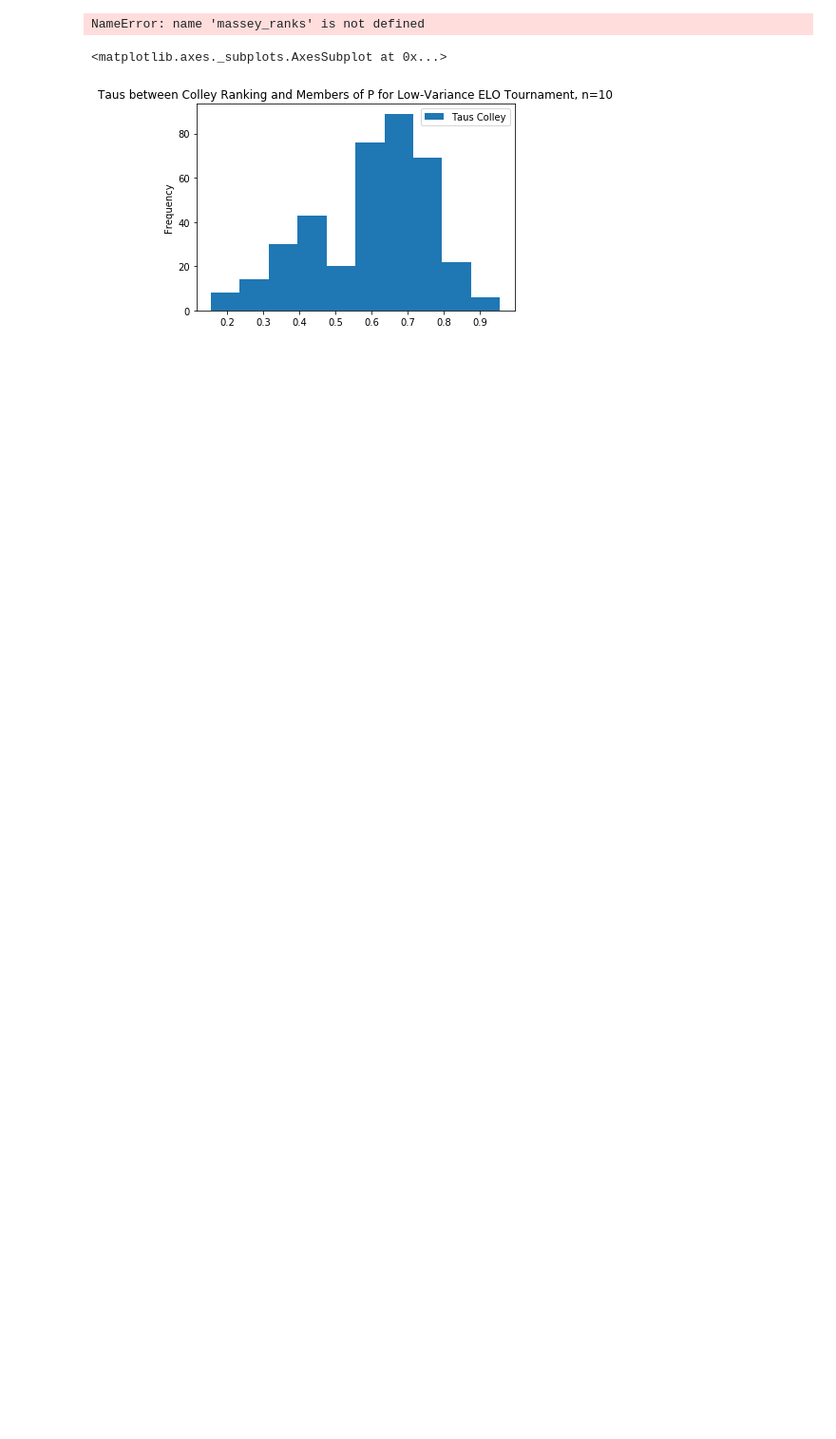
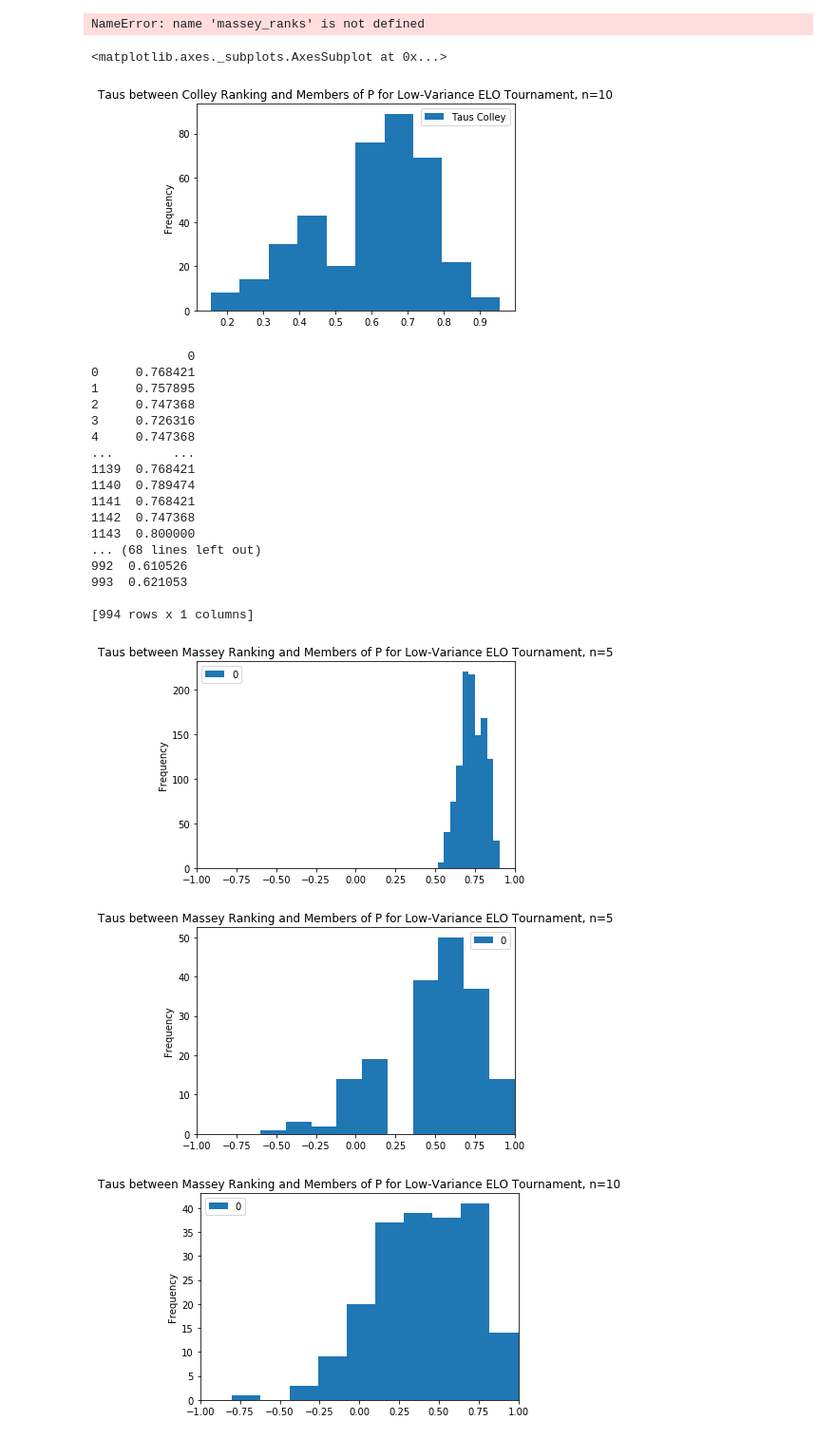
Before and after one commit to IGARDS/sensitivity_study, a Jupyter notebook: src/Ranking_Algs_P_Set_Tests.ipynb, the cells around one changed output. Shown at 95% size. Cells and saved outputs as stored; diff of their text form; code cells hidden in the pictures; blank space fills up the shorter version.

```diff
--- a/src/Ranking_Algs_P_Set_Tests.ipynb
+++ b/src/Ranking_Algs_P_Set_Tests.ipynb
@@ -205,3 +210,45 @@ tauscdf.plot.hist("Taus Colley", title="Taus between Colley Ranking and Members
 # %% [output]
 <matplotlib.axes._subplots.AxesSubplot at 0x...>
 [figure]
+# %%
+taus = {}
+i = 0
+for j in massey_ranks.keys():
+    taus[j] = pd.read_csv("./rankdata/taudf" + str(i) + ".csv")['0']
+    i += 1
+
+#tausdf = pd.DataFrame(taus)
+#tausdf.plot.hist("Taus", title="Taus between Massey Ranking and Members of P for Low-Variance ELO Tournament, n=10")
+taus
+tausdfs = []
+for q in taus.keys():
+    tausdf = pd.DataFrame(taus[q])
+    print(tausdf)
+    if "small" in q:
+        tausdf.plot.hist("Taus", title="Taus between Massey Ranking and Members of P for Low-Variance ELO Tournament, n=5", xlim=(-1,1))
+    elif "big" in q:
+        tausdf.plot.hist("Taus", title="Taus between Massey Ranking and Members of P for Low-Variance ELO Tournament, n=20", xlim=(-1,1))
+    else:
+        tausdf.plot.hist("Taus", title="Taus between Massey Ranking and Members of P for Low-Variance ELO Tournament, n=10", xlim=(-1,1))
+    taudfs.append(tausdf)
+# %% [output]
+             0
+0     0.768421
+1     0.757895
+2     0.747368
+3     0.726316
+4     0.747368
+...        ...
+1139  0.768421
+1140  0.789474
+1141  0.768421
+1142  0.747368
+1143  0.800000
+... (68 lines left out)
+992  0.610526
+993  0.621053
+
+[994 rows x 1 columns]
+[figure, added]
+[figure, added]
+[figure, added]
```
Also changed, not shown: parts of 4 cells of this notebook, 2 other files.
